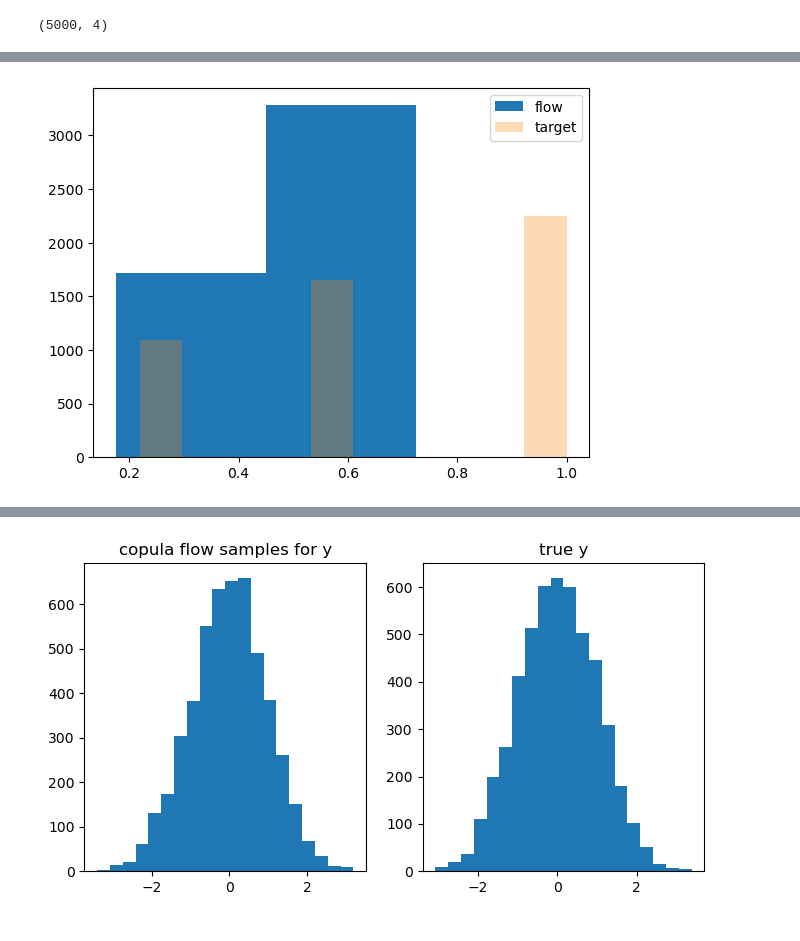
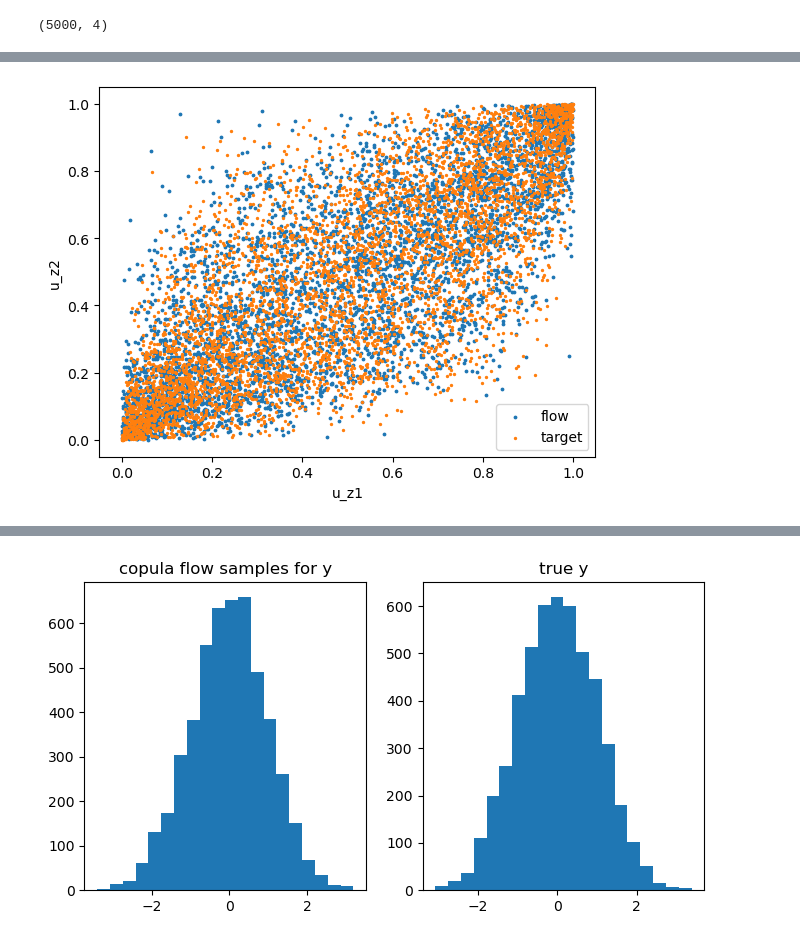
Before and after one commit to llaurabatt/frugal-flows, a Jupyter notebook: clean_playground.ipynb, the cells around one changed output, grey strips where cells are left out. Saved outputs shown, nothing was run; the diff lists cells and outputs as text; code cells hidden in the pictures.

Commit message:
get discrete z marginals and wrap into functions

```diff
--- a/clean_playground.ipynb
+++ b/clean_playground.ipynb
@@ -108,4 +151,0 @@ z_discr_empirical_cdf = z_discr_empirical_pmf.cumsum()
-# %%
-z_discr_empirical_cdf_dict = {k:v for k,v in zip([0,1,2],z_discr_empirical_cdf)}
-
-u_z_discr = sum([jnp.where(z_discr==k, v, False) for k,v in z_discr_empirical_cdf_dict.items()])
@@ -115,0 +184,5 @@ u_z_discr.shape
+# %%
+u_z_discr, z_discr_empirical_cdf_long = univariate_discrete_cdf(key=jr.PRNGKey(909),
+                           z_discr=z_discr,
+                           max_unique_z_discr_size=len(jnp.unique(z_discr)),
+                          )
@@ -185,2 +345,2 @@ plt.show()
 # %%
-u_z = jnp.hstack([u_z, jnp.expand_dims(u_z_discr, axis=1)])
+u_z_all = jnp.hstack([u_z_cont, jnp.expand_dims(u_z_discr, axis=1)])
@@ -242,7 +402,7 @@ key, subkey = jr.split(key)
 copula_flow, losses = fit_to_data(
     key=subkey,
     dist=copula_flow,
-    x=jnp.hstack([y, u_z]),
+    x=jnp.hstack([y, u_z_all]),
     learning_rate=1e-3,
     max_patience=70,
     max_epochs=300,
@@ -277,7 +427,9 @@ copula_flow_samples_discr = sum([jnp.where(copula_flow_samples[:,-1]>k, v, False
 # %%
-plt.hist(copula_flow_samples[:,-1], label="flow",bins=3)
-plt.hist(u_z[:,-1], label="target", alpha=0.3)
+plt.scatter(*copula_flow_samples[:,1:3].T, label="flow", s=3)
+plt.scatter(*u_z_cont[:,:2].T, label="target", s=2)
+plt.xlabel('u_z1')
+plt.ylabel('u_z2')
 plt.legend()
 plt.show()
 # %% [output]
-[figure, old version]
+[figure, new version]
```
Also changed, not shown: parts of 42 cells of this notebook.
